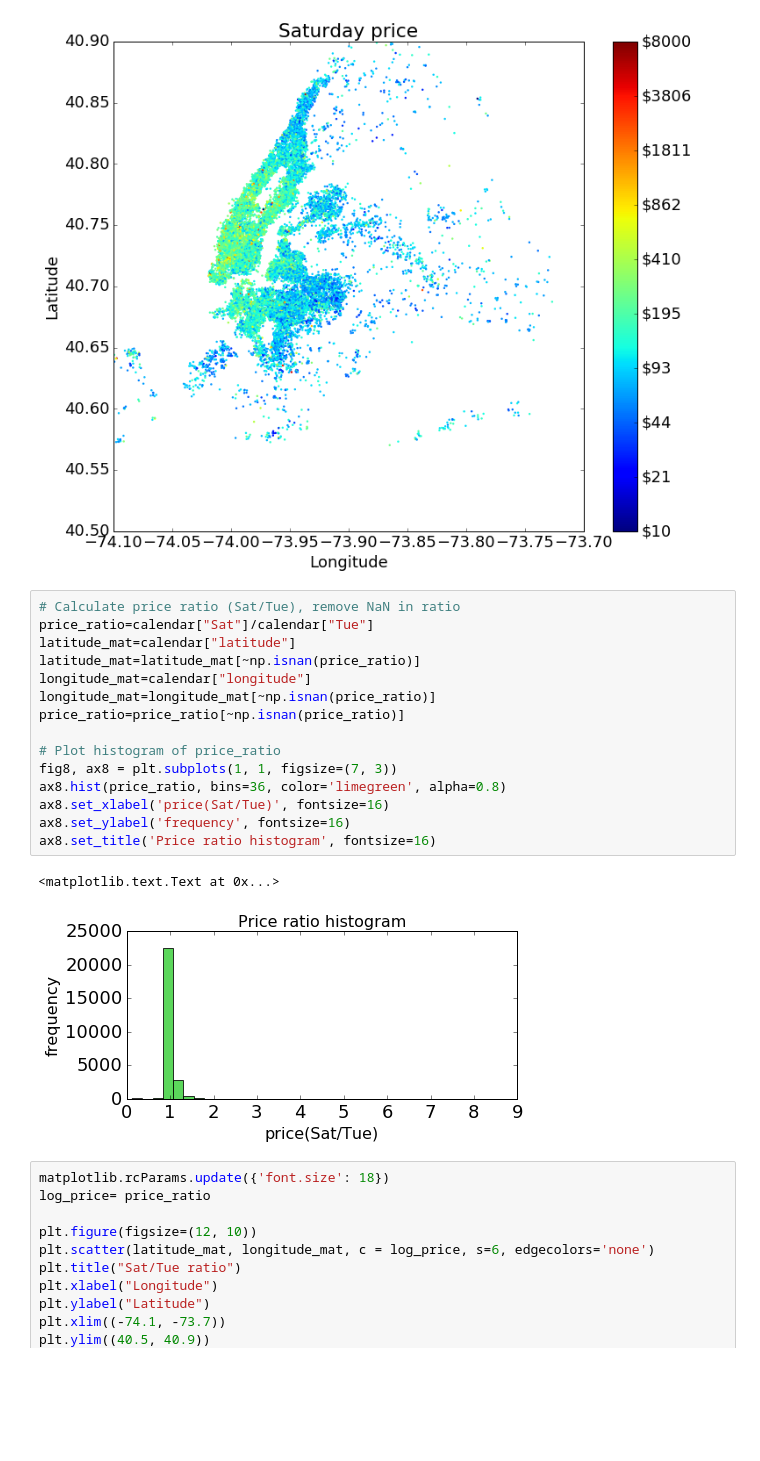
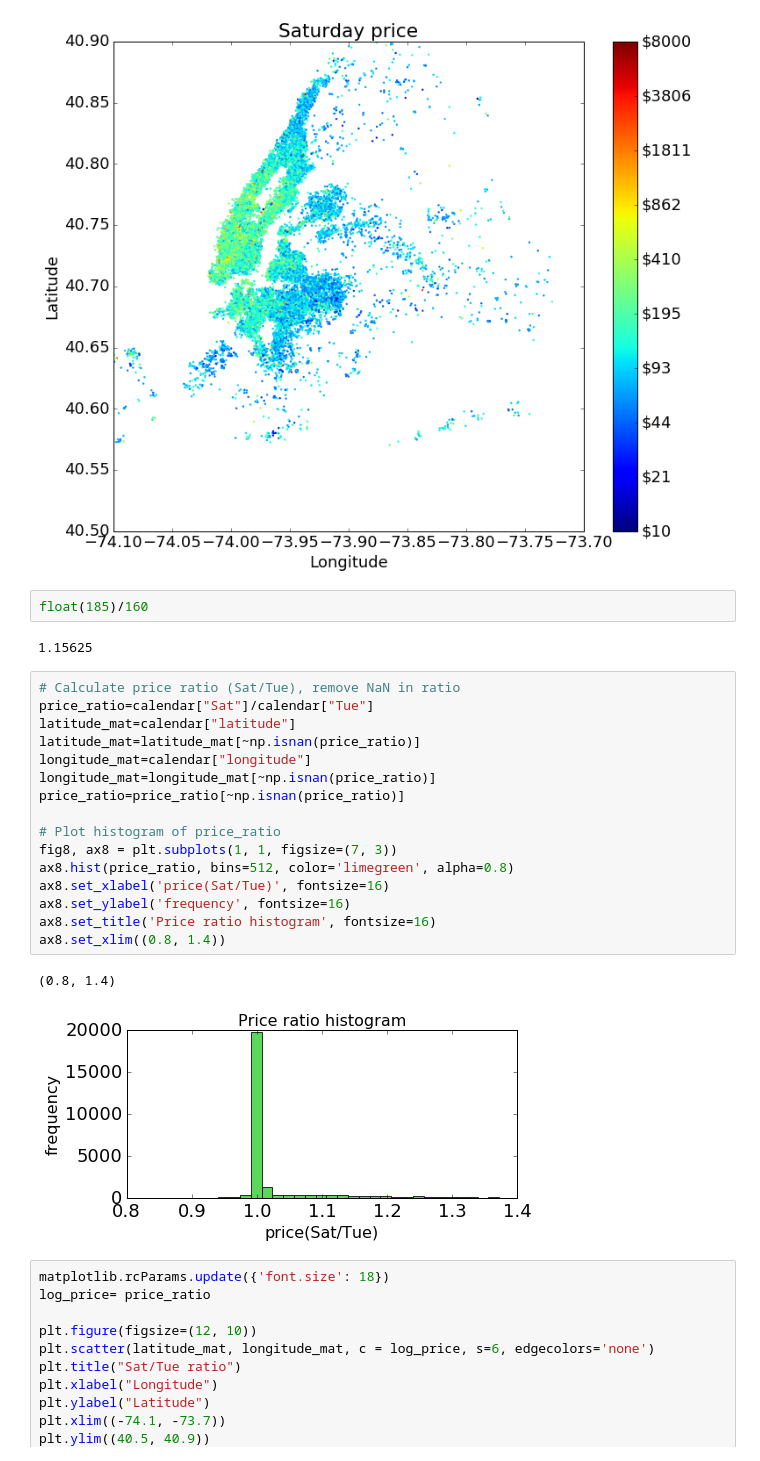
Before and after one commit to xwang146/cs109-airbnb-13, a Jupyter notebook: Code/03_code_for_delivery/022_visualize_calendar.ipynb, the cells around one changed output. Drawn from its saved outputs; the diff is of its cells as text; blank space fills up the shorter version.

```diff
--- a/Code/03_code_for_delivery/022_visualize_calendar.ipynb
+++ b/Code/03_code_for_delivery/022_visualize_calendar.ipynb
@@ -366,24 +390,29 @@ price_range = np.round(np.exp(log_price_range)).astype(np.int)
 cbar.ax.set_yticklabels(["$" + str(p) for p in price_range]);
 # %% [output]
 [figure]
+# %%
+float(185)/160
+# %% [output]
+1.15625
 # %%
 # Calculate price ratio (Sat/Tue), remove NaN in ratio
 price_ratio=calendar["Sat"]/calendar["Tue"]
 latitude_mat=calendar["latitude"]
 latitude_mat=latitude_mat[~np.isnan(price_ratio)]
 longitude_mat=calendar["longitude"]
 longitude_mat=longitude_mat[~np.isnan(price_ratio)]
 price_ratio=price_ratio[~np.isnan(price_ratio)]
 
 # Plot histogram of price_ratio
 fig8, ax8 = plt.subplots(1, 1, figsize=(7, 3))
-ax8.hist(price_ratio, bins=36, color='limegreen', alpha=0.8)
+ax8.hist(price_ratio, bins=512, color='limegreen', alpha=0.8)
 ax8.set_xlabel('price(Sat/Tue)', fontsize=16)
 ax8.set_ylabel('frequency', fontsize=16)
 ax8.set_title('Price ratio histogram', fontsize=16)
+ax8.set_xlim((0.8, 1.4))
 # %% [output]
-<matplotlib.text.Text at 0x...>
+(0.8, 1.4)
-[figure, old version]
+[figure, new version]
 # %%
 matplotlib.rcParams.update({'font.size': 18})
 log_price= price_ratio
```
Also changed, not shown: parts of 3 cells of this notebook, 4 other files.
